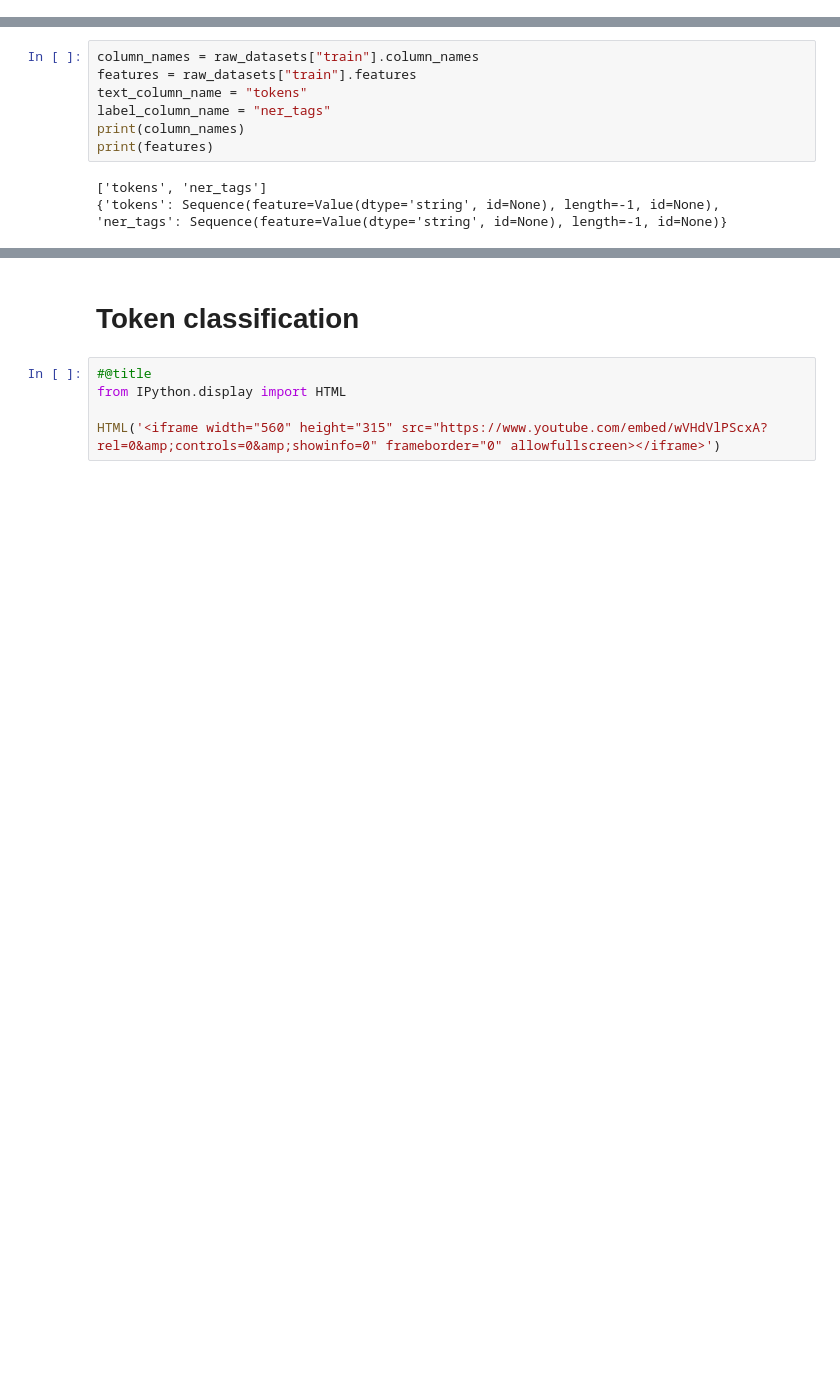
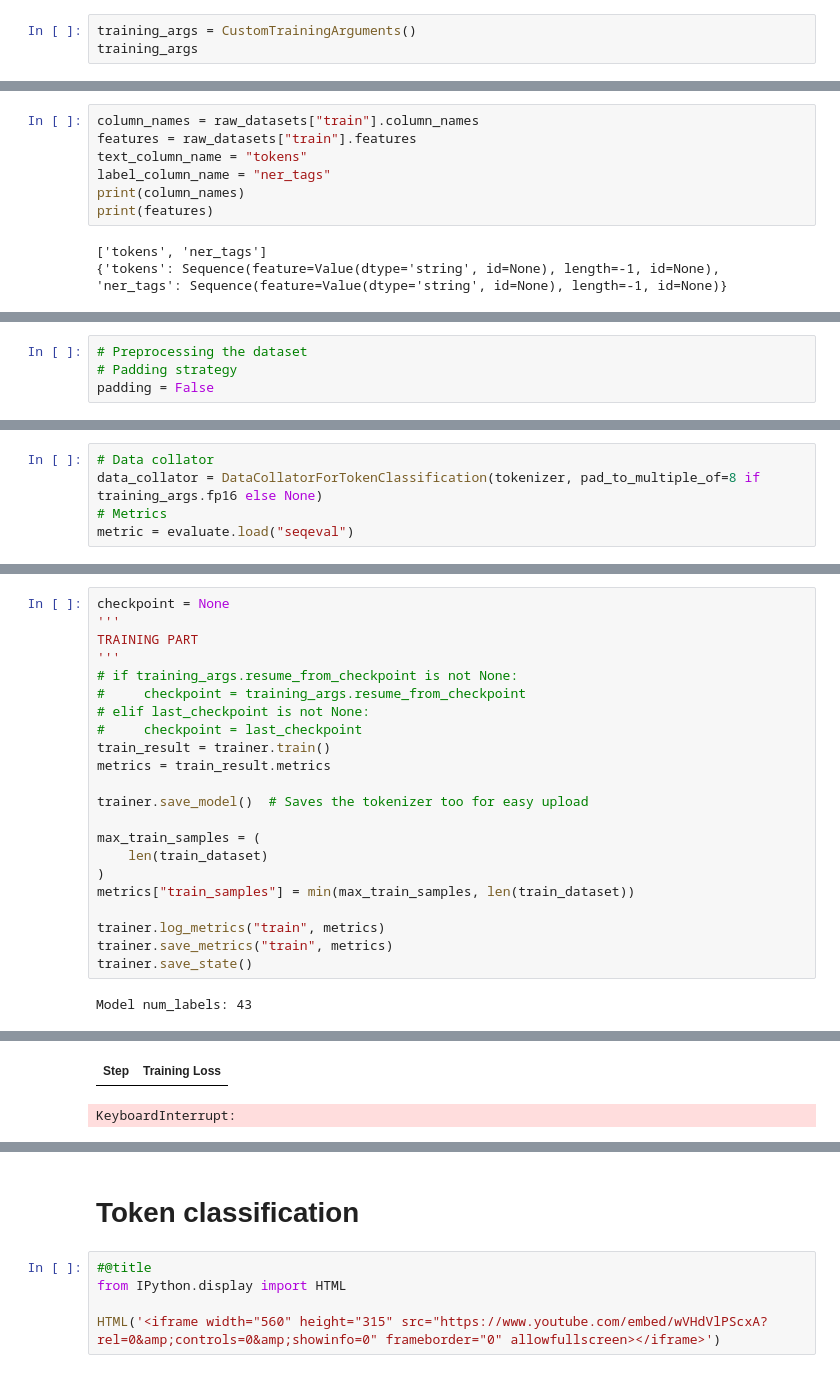
Before and after one commit to Ben10R/Collab, a Jupyter notebook: transformers_doc/en/pytorch/token_classification.ipynb, the cells around one changed output, grey strips where cells are left out. Saved outputs shown, nothing was run; the diff lists cells and outputs as text; blank space fills up the shorter version.

```diff
--- a/transformers_doc/en/pytorch/token_classification.ipynb
+++ b/transformers_doc/en/pytorch/token_classification.ipynb
@@ -27,0 +196,3 @@ from datasets import ClassLabel, load_dataset
+# %%
+training_args = CustomTrainingArguments()
+training_args
@@ -61,0 +321,4 @@ label_to_id = {l: i for i, l in enumerate(label_list)}
+# %%
+# Preprocessing the dataset
+# Padding strategy
+padding = False
@@ -61,0 +389,5 @@ label_to_id = {l: i for i, l in enumerate(label_list)}
+# %%
+# Data collator
+data_collator = DataCollatorForTokenClassification(tokenizer, pad_to_multiple_of=8 if training_args.fp16 else None)
+# Metrics
+metric = evaluate.load("seqeval")
@@ -61,0 +440,24 @@ label_to_id = {l: i for i, l in enumerate(label_list)}
+# %%
+checkpoint = None
+'''
+TRAINING PART
+'''
+# if training_args.resume_from_checkpoint is not None:
+#     checkpoint = training_args.resume_from_checkpoint
+# elif last_checkpoint is not None:
+#     checkpoint = last_checkpoint
+train_result = trainer.train()
+metrics = train_result.metrics
+
+trainer.save_model()  # Saves the tokenizer too for easy upload
+
+max_train_samples = (
+    len(train_dataset)
+)
+metrics["train_samples"] = min(max_train_samples, len(train_dataset))
+
+trainer.log_metrics("train", metrics)
+trainer.save_metrics("train", metrics)
+trainer.save_state()
+# %% [output]
+Model num_labels: 43
@@ -61,0 +465,2 @@ label_to_id = {l: i for i, l in enumerate(label_list)}
+| Step | Training Loss |
+KeyboardInterrupt:
```
Also changed, not shown: parts of 36 cells of this notebook.
